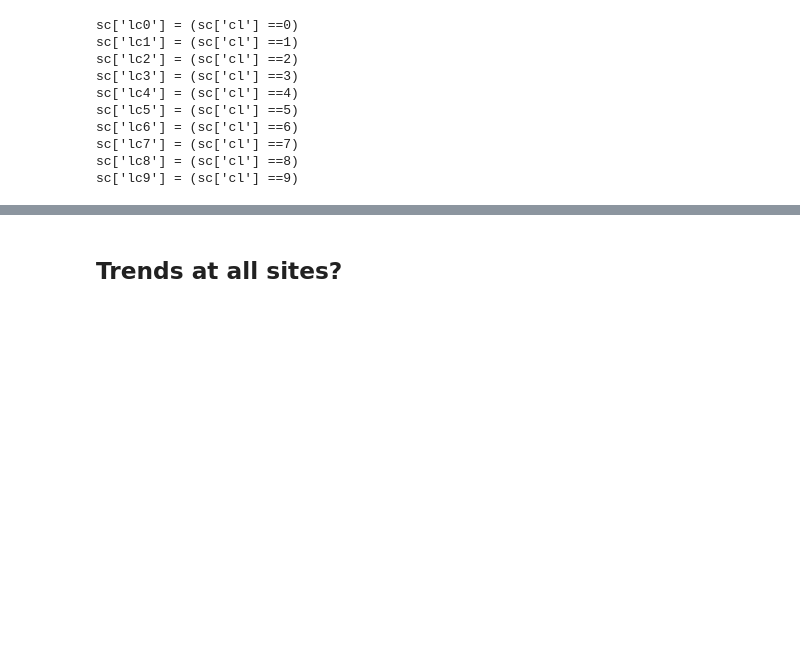
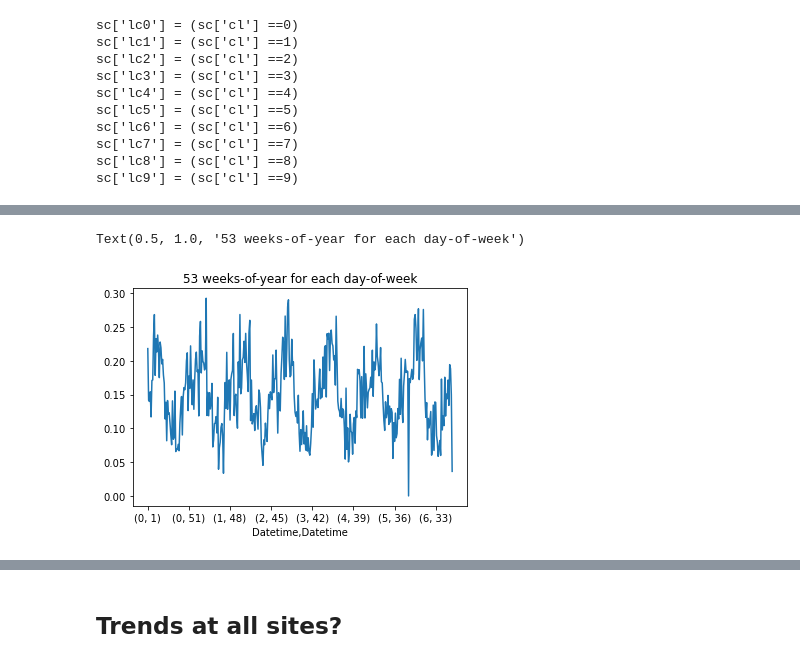
Before and after one commit to MPOcanes/MPO624_2022, a Jupyter notebook: Notebooks/Clouds_surfaceobs.ipynb, the cells around one changed output, grey strips where cells are left out. Cells and saved outputs as stored; diff of their text form; code cells hidden in the pictures; blank space fills up the shorter version.

```diff
--- a/Notebooks/Clouds_surfaceobs.ipynb
+++ b/Notebooks/Clouds_surfaceobs.ipynb
@@ -98,0 +101,4 @@ DJFs.plot(figsize=[13,6], marker='o')
+# %%
+# 52 weeks per year x 7 days-of-week (dow)
+dowmeans = sc.groupby([(sc.index.day_of_week),(sc.index.weekofyear)]).mean()
+dowmeans.lc1
@@ -98,0 +119,6 @@ DJFs.plot(figsize=[13,6], marker='o')
+# %%
+#https://stackoverflow.com/questions/25386870/pandas-plotting-with-multi-index
+dowmeans.lc1.plot(); plt.title('53 weeks-of-year for each day-of-week')
+# %% [output]
+Text(0.5, 1.0, '53 weeks-of-year for each day-of-week')
+[figure, added]
```
Also changed, not shown: parts of 4 cells of this notebook.
